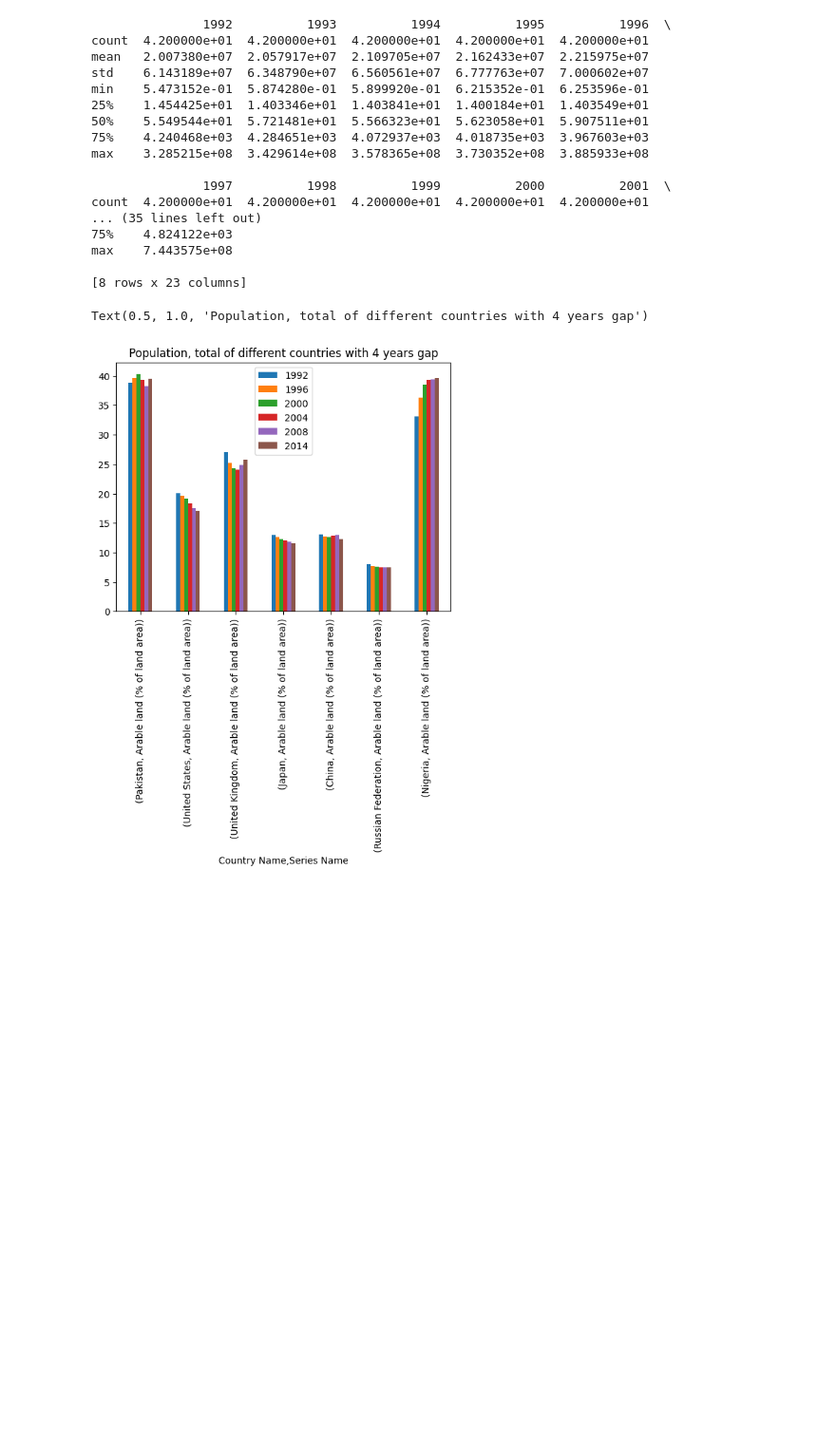
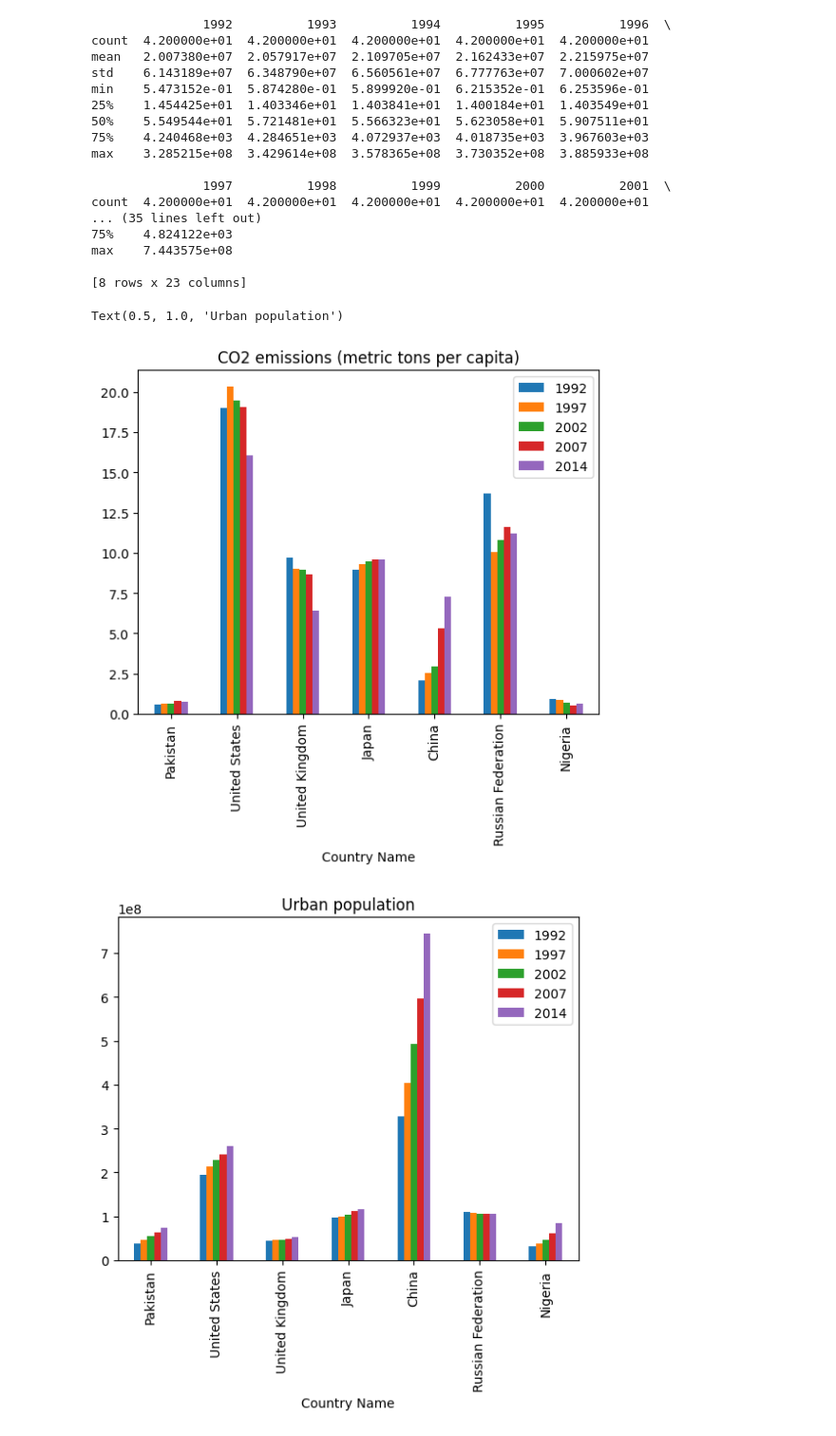
Before and after one commit to mansoorkashif1997/ADS1-assignment2, a Jupyter notebook: function.ipynb, the cells around one changed output. Shown at 95% size. Saved outputs shown, nothing was run; the diff lists cells and outputs as text; code cells hidden in the pictures; blank space fills up the shorter version.

```diff
--- a/function.ipynb
+++ b/function.ipynb
@@ -87,10 +86,13 @@ max    7.443575e+08
-# %%
-df_4yearsgap= df_years[['1992', '1996', '2000', '2004', '2008', '2014' ]]
-df_4yearsgap[df_4yearsgap.index.get_level_values('Series Name') == 'Arable land (% of land area)'].plot.bar()
-
-#plt.xticks(df_4yearsgap.index.get_level_values('Country Names'))
-#tick_labels = [df_4yearsgap.get_text().split(",")[0].get_xticklabels()]
-plt.title('Population, total of different countries with 4 years gap')
-# %% [output]
-Text(0.5, 1.0, 'Population, total of different countries with 4 years gap')
-[figure, removed]
+# %%
+df_5yearsgap= df_years[['1992', '1997', '2002', '2007', '2014']]
+df_graph = df_5yearsgap.reset_index('Series Name')
+df_graph[(df_graph['Series Name'] == 'CO2 emissions (metric tons per capita)')].plot.bar()
+plt.title('CO2 emissions (metric tons per capita)')
+
+
+df_graph[(df_graph['Series Name'] == 'Urban population')].plot.bar()
+plt.title('Urban population')
+# %% [output]
+Text(0.5, 1.0, 'Urban population')
+[figure, added]
+[figure, added]
```
Also changed, not shown: parts of 4 cells of this notebook, 1 other file.
